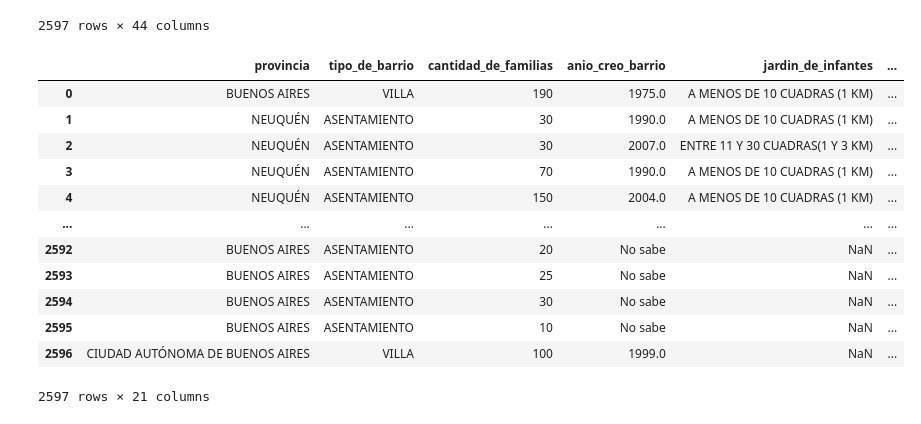
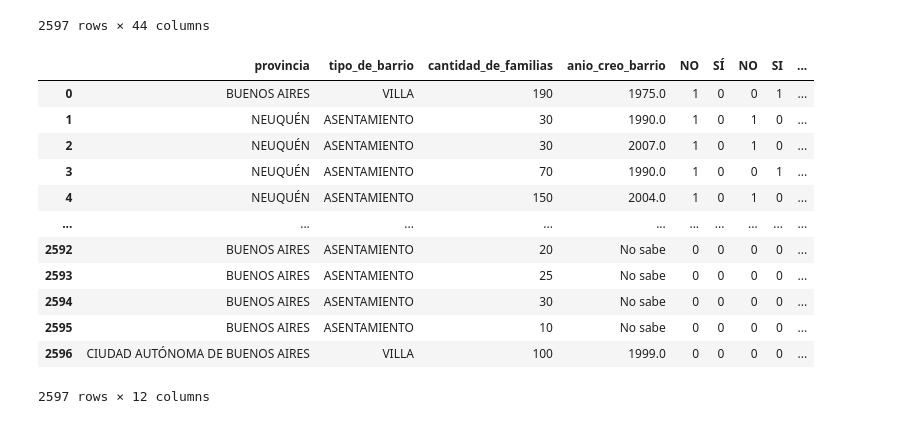
Before and after one commit to NestorDiazDataSC/Asentamientos-Informales, a Jupyter notebook: Informe.ipynb, the cells around one changed output. Cells and saved outputs as stored; diff of their text form; code cells hidden in the pictures.

```diff
--- a/Informe.ipynb
+++ b/Informe.ipynb
@@ -301,47 +309,56 @@ df.drop("departamento", axis = 1, inplace=True)
 df.drop("excretas", axis = 1, inplace=True)
 df.drop("agua", axis = 1, inplace=True)
 df.drop("poligono", axis = 1, inplace=True)
 df.drop("anio", axis = 1, inplace=True)
 df.drop("ID", axis = 1, inplace=True)
 df.drop("localidad", axis = 1, inplace=True)
 df.drop("energia_calefaccion", axis = 1, inplace=True)
 df.drop("energia_cocinar", axis = 1, inplace=True)
 df.drop("emergencias_policia", axis = 1, inplace=True)
 df.drop("ribera_rio", axis = 1, inplace=True)
 df.drop("pendiente", axis = 1, inplace=True)
 df.drop("organizaciones_externas", axis = 1, inplace=True)
 df.drop("mayores_problemas_barrio1", axis = 1, inplace=True)
 df.drop("plantacion_forestal", axis = 1, inplace=True)
 df.drop("emergencias_bomberos", axis = 1, inplace=True)
 df.drop("emergencias_ambulancia", axis = 1, inplace=True)
 df.drop("nombre_barrio", axis = 1, inplace=True)
 df.drop("linea_de_tren", axis = 1, inplace=True)
 df.drop("basural", axis = 1, inplace=True)
 df.drop("torres_de_alta_tension", axis = 1, inplace=True)
 df.drop("camino_de_alto_trafico", axis = 1, inplace=True)
 df.drop("desechos_industriales", axis = 1, inplace=True)
 df.drop("actividad_agropecuaria", axis = 1, inplace=True)
 df.drop("relleno_sanitario", axis = 1, inplace=True)
 df.drop("inundaciones", axis = 1, inplace=True)
 df.drop("alcantarillado", axis = 1, inplace=True)
 df.drop("recoleccion_de_residuos", axis = 1, inplace=True)
-
+df.drop("jardin_de_infantes", axis = 1, inplace=True)
+df.drop("escuela_primaria", axis = 1, inplace=True)
+df.drop("escuela_secundaria", axis = 1, inplace=True)
+df.drop("hospital", axis = 1, inplace=True)
+df.drop("sala_medica", axis = 1, inplace=True)
+df.drop("comisaria", axis = 1, inplace=True)
+df.drop("parada_transporte_publico", axis = 1, inplace=True)
+df.drop("plaza", axis = 1, inplace=True)
+df.drop("centro_de_deportes", axis = 1, inplace=True)
 
 df
+# Las siguientes columnas contando desde la 6ta columna pertenecen a NO SÍ (ASFALTO), NO SI (ALUMBRADO), ENG|NO TIENE, ETC (LUZ)
 # %% [output]
-|  | provincia | tipo_de_barrio | cantidad_de_familias | anio_creo_barrio | jardin_de_infantes | ... |
-| 0 | BUENOS AIRES | VILLA | 190 | 1975.0 | A MENOS DE 10 CUADRAS (1 KM) | ... |
-| 1 | NEUQUÉN | ASENTAMIENTO | 30 | 1990.0 | A MENOS DE 10 CUADRAS (1 KM) | ... |
-| 2 | NEUQUÉN | ASENTAMIENTO | 30 | 2007.0 | ENTRE 11 Y 30 CUADRAS(1 Y 3 KM) | ... |
-| 3 | NEUQUÉN | ASENTAMIENTO | 70 | 1990.0 | A MENOS DE 10 CUADRAS (1 KM) | ... |
-| 4 | NEUQUÉN | ASENTAMIENTO | 150 | 2004.0 | A MENOS DE 10 CUADRAS (1 KM) | ... |
-| ... | ... | ... | ... | ... | ... | ... |
-| 2592 | BUENOS AIRES | ASENTAMIENTO | 20 | No sabe | NaN | ... |
-| 2593 | BUENOS AIRES | ASENTAMIENTO | 25 | No sabe | NaN | ... |
-| 2594 | BUENOS AIRES | ASENTAMIENTO | 30 | No sabe | NaN | ... |
-| 2595 | BUENOS AIRES | ASENTAMIENTO | 10 | No sabe | NaN | ... |
-| 2596 | CIUDAD AUTÓNOMA DE BUENOS AIRES | VILLA | 100 | 1999.0 | NaN | ... |
+|  | provincia | tipo_de_barrio | cantidad_de_familias | anio_creo_barrio | NO | SÍ | NO | SI | ... |
+| 0 | BUENOS AIRES | VILLA | 190 | 1975.0 | 1 | 0 | 0 | 1 | ... |
+| 1 | NEUQUÉN | ASENTAMIENTO | 30 | 1990.0 | 1 | 0 | 1 | 0 | ... |
+| 2 | NEUQUÉN | ASENTAMIENTO | 30 | 2007.0 | 1 | 0 | 1 | 0 | ... |
+| 3 | NEUQUÉN | ASENTAMIENTO | 70 | 1990.0 | 1 | 0 | 0 | 1 | ... |
+| 4 | NEUQUÉN | ASENTAMIENTO | 150 | 2004.0 | 1 | 0 | 1 | 0 | ... |
+| ... | ... | ... | ... | ... | ... | ... | ... | ... | ... |
+| 2592 | BUENOS AIRES | ASENTAMIENTO | 20 | No sabe | 0 | 0 | 0 | 0 | ... |
+| 2593 | BUENOS AIRES | ASENTAMIENTO | 25 | No sabe | 0 | 0 | 0 | 0 | ... |
+| 2594 | BUENOS AIRES | ASENTAMIENTO | 30 | No sabe | 0 | 0 | 0 | 0 | ... |
+| 2595 | BUENOS AIRES | ASENTAMIENTO | 10 | No sabe | 0 | 0 | 0 | 0 | ... |
+| 2596 | CIUDAD AUTÓNOMA DE BUENOS AIRES | VILLA | 100 | 1999.0 | 0 | 0 | 0 | 0 | ... |
-2597 rows × 21 columns
+2597 rows × 12 columns
 # %%
 #Procedemos a analizar la informacion
 
```
Also changed, not shown: parts of 13 cells of this notebook.
